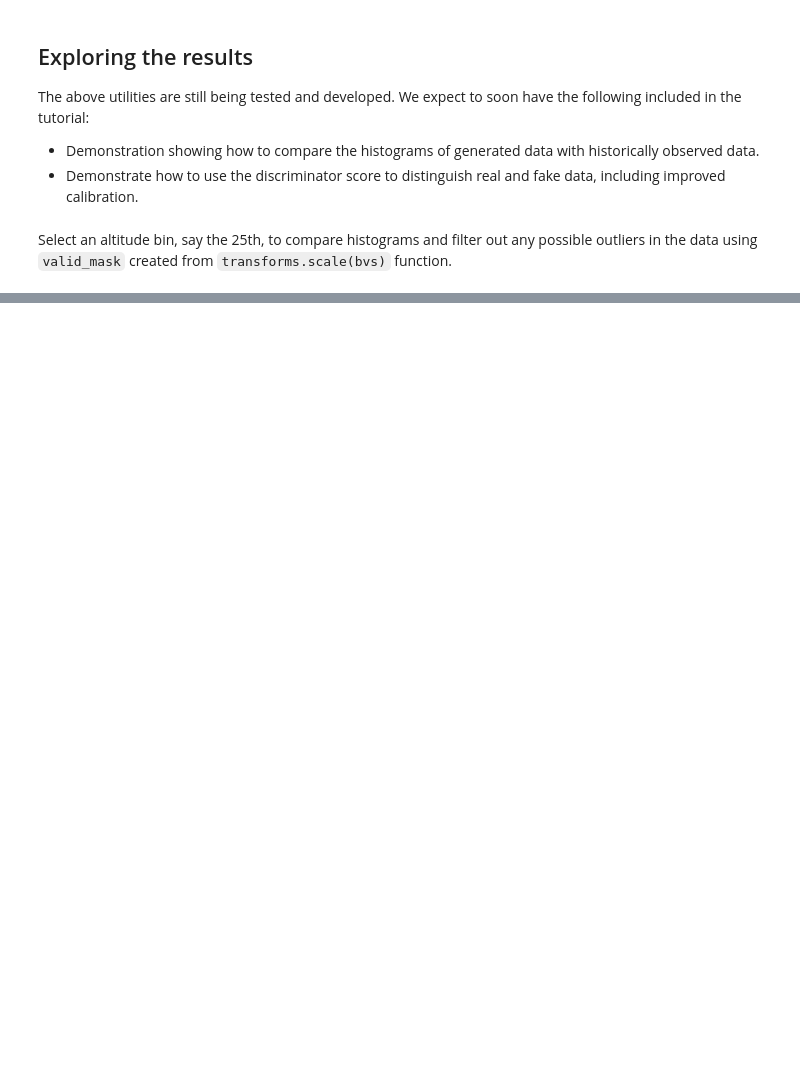
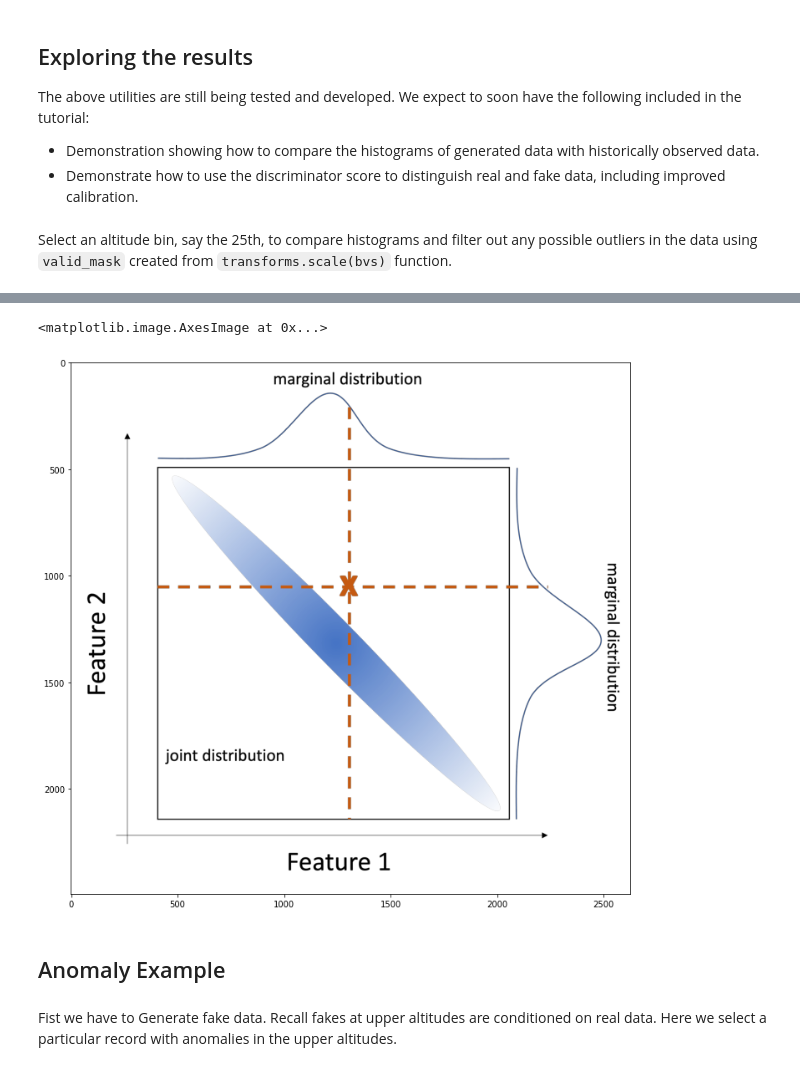
Before and after one commit to sri-geospace/atmosense-abcgan, a Jupyter notebook: tutorials/demo.ipynb, the cells around one changed output, grey strips where cells are left out. Cells and saved outputs as stored; diff of their text form; code cells hidden in the pictures; blank space fills up the shorter version.

```diff
--- a/tutorials/demo.ipynb
+++ b/tutorials/demo.ipynb
@@ -227,0 +346,13 @@ plt.show()
+# %%
+img = mpimg.imread('img/marginal_vs_joint.png')
+plt.figure(figsize = (12,12))
+plt.imshow(img)
+# %% [output]
+<matplotlib.image.AxesImage at 0x...>
+[figure, added]
+# %% [markdown]
+## Anomaly Example
+# %% [markdown]
+Fist we have to Generate fake data.
+Recall fakes at upper altitudes are conditioned on real data.
+Here we select a particular record with anomalies in the upper altitudes.
```
Also changed, not shown: parts of 31 cells of this notebook, 31 other files.
